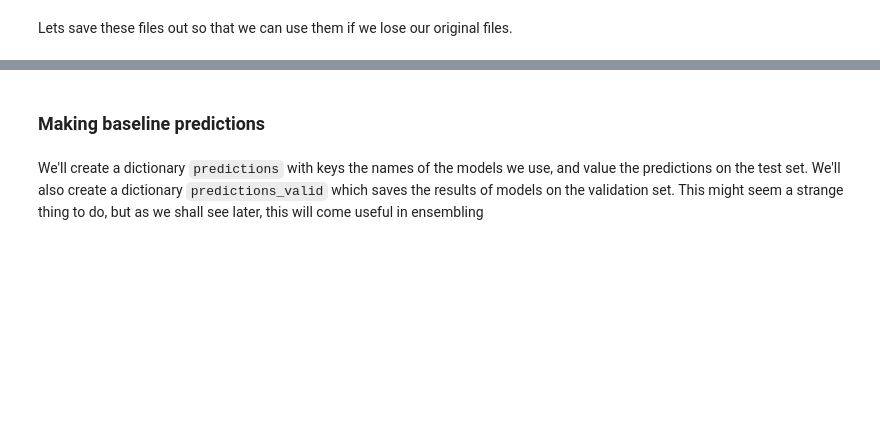
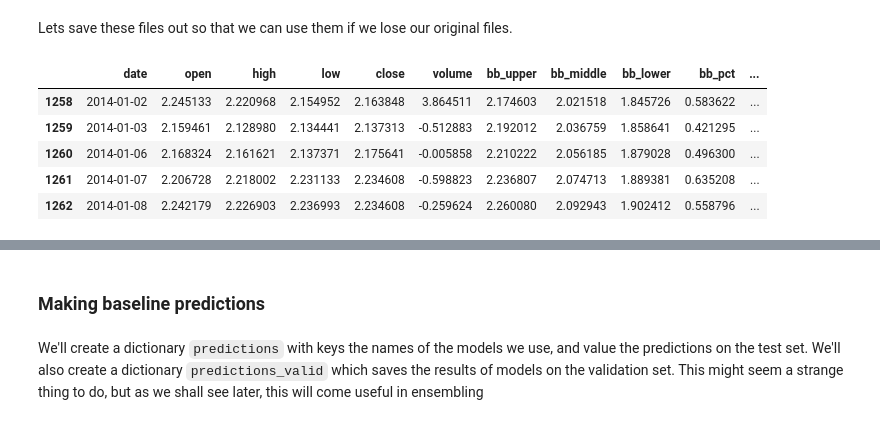
Before and after one commit to ygauthie/CS109_Project, a Jupyter notebook: ml-sandbox-hw4.ipynb, the cells around one changed output, grey strips where cells are left out. Saved outputs shown, nothing was run; the diff lists cells and outputs as text; code cells hidden in the pictures; blank space fills up the shorter version.

```diff
--- a/ml-sandbox-hw4.ipynb
+++ b/ml-sandbox-hw4.ipynb
@@ -115,7 +128,15 @@ Lets save these files out so that we can use them if we lose our original files.
 # %%
 #traindf.to_csv("tempdata/strain.csv", index=False, header=True, encoding="utf-8")
 #validatedf.to_csv("tempdata/svalidate.csv", index=False, header=True, encoding="utf-8")
 #testdf.to_csv("tempdata/stest.csv", index=False, header=True, encoding="utf-8")
+valdf.head()
+# %% [output]
+|  | date | open | high | low | close | volume | bb_upper | bb_middle | bb_lower | bb_pct | ... |
+| 1258 | 2014-01-02 | 2.245133 | 2.220968 | 2.154952 | 2.163848 | 3.864511 | 2.174603 | 2.021518 | 1.845726 | 0.583622 | ... |
+| 1259 | 2014-01-03 | 2.159461 | 2.128980 | 2.134441 | 2.137313 | -0.512883 | 2.192012 | 2.036759 | 1.858641 | 0.421295 | ... |
+| 1260 | 2014-01-06 | 2.168324 | 2.161621 | 2.137371 | 2.175641 | -0.005858 | 2.210222 | 2.056185 | 1.879028 | 0.496300 | ... |
+| 1261 | 2014-01-07 | 2.206728 | 2.218002 | 2.231133 | 2.234608 | -0.598823 | 2.236807 | 2.074713 | 1.889381 | 0.635208 | ... |
+| 1262 | 2014-01-08 | 2.242179 | 2.226903 | 2.236993 | 2.234608 | -0.259624 | 2.260080 | 2.092943 | 1.902412 | 0.558796 | ... |
 # %%
 testdf.head()
 # %% [output]
```
Also changed, not shown: parts of 91 cells of this notebook, 1 other file.
